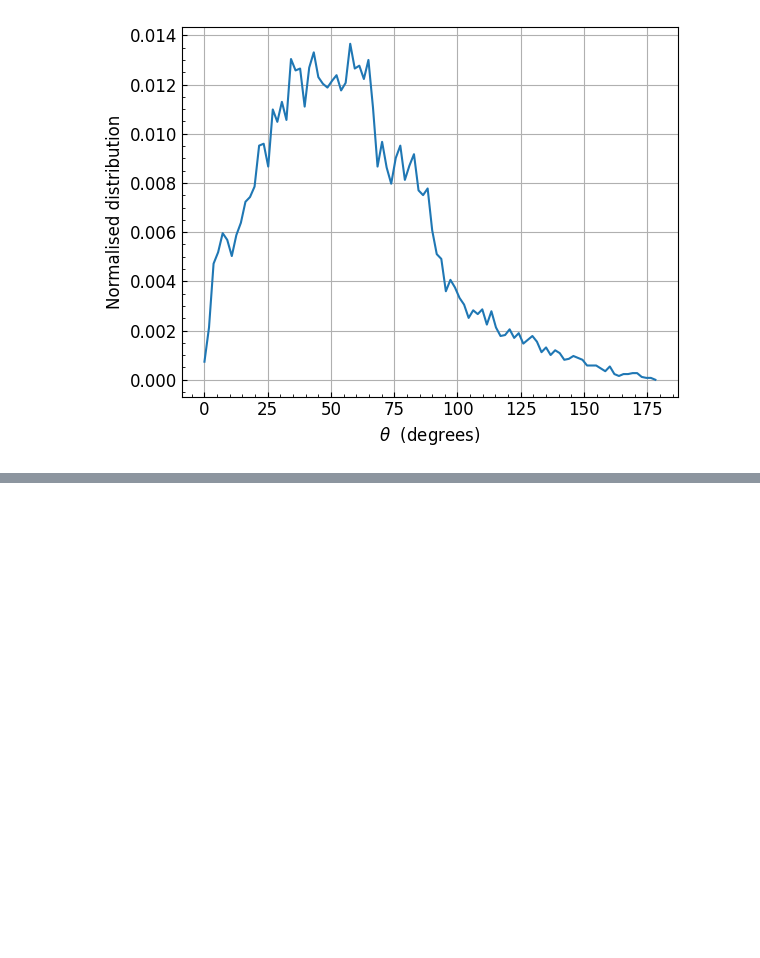
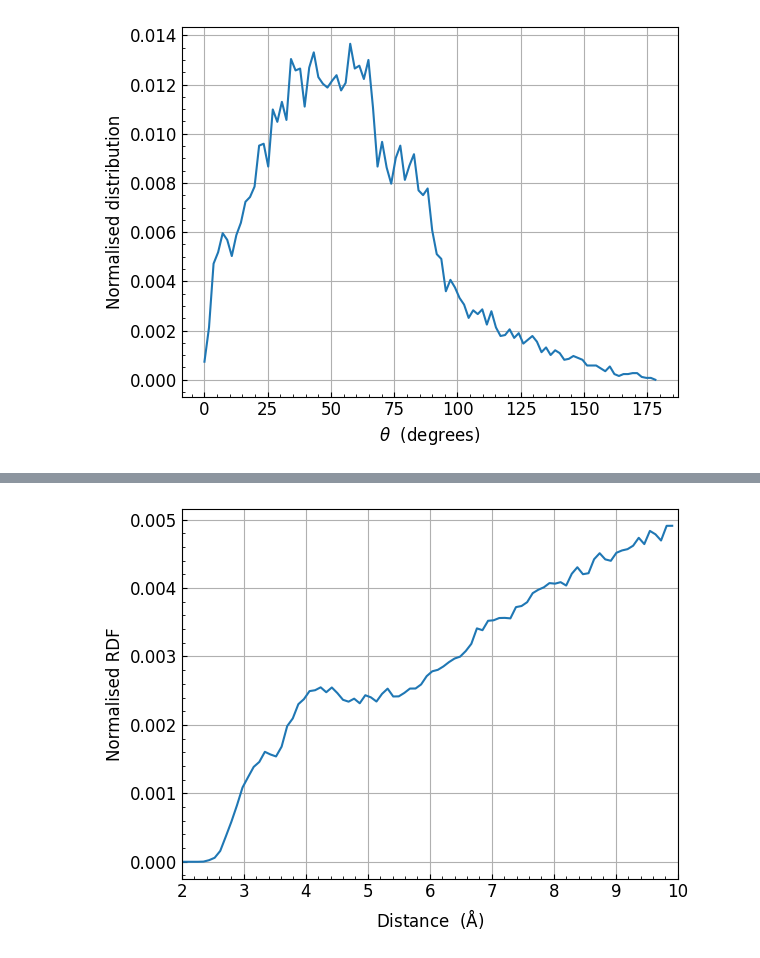
Before and after one commit to water-ice-group/on_a_WIM, a Jupyter notebook: development.ipynb, the cells around one changed output, grey strips where cells are left out. Drawn from its saved outputs; the diff is of its cells as text; code cells hidden in the pictures; blank space fills up the shorter version.

Commit message:
Added surface RDF functionality.

```diff
--- a/development.ipynb
+++ b/development.ipynb
@@ -820,0 +704,20 @@ No artists with labels found to put in legend.  Note that artists whose label st
+# %%
+result = WC_inter.surface_rdf(100)
+# %%
+# plot
+fig,ax=plt.subplots()
+ax.plot(result[1],result[0],'-')
+
+ax.set_xlabel('Distance  ($\mathrm{\AA}$)',size=12)
+ax.set_ylabel('Normalised RDF',size=12)
+ax.set_xlim(2,10)
+ax.tick_params(axis="x",which='both',direction="in",labelsize=12)
+ax.tick_params(axis="y",which='both',direction="in",labelsize=12)
+ax.xaxis.set_minor_locator(AutoMinorLocator())
+ax.yaxis.set_minor_locator(AutoMinorLocator())
+
+ax.grid()
+plt.savefig('./outputs/figures/OW_OC_dist.pdf',dpi=400,bbox_inches='tight',facecolor=fig.get_facecolor(), edgecolor='none')
+plt.show()
+# %% [output]
+[figure, added]
```
Also changed, not shown: parts of 2 cells of this notebook, 7 other files.
